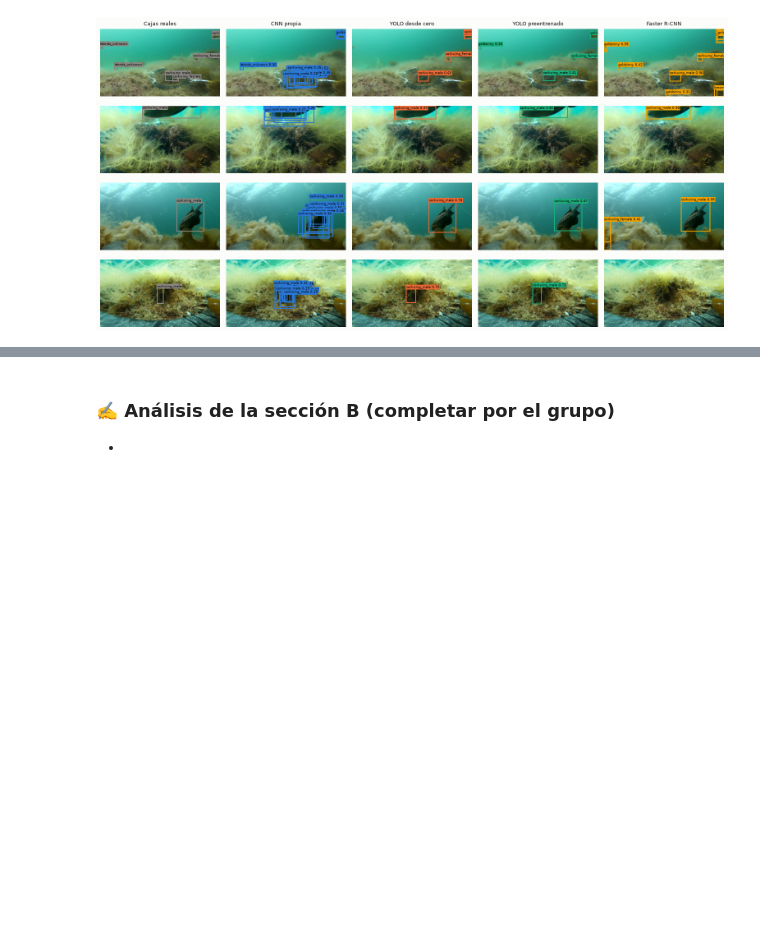
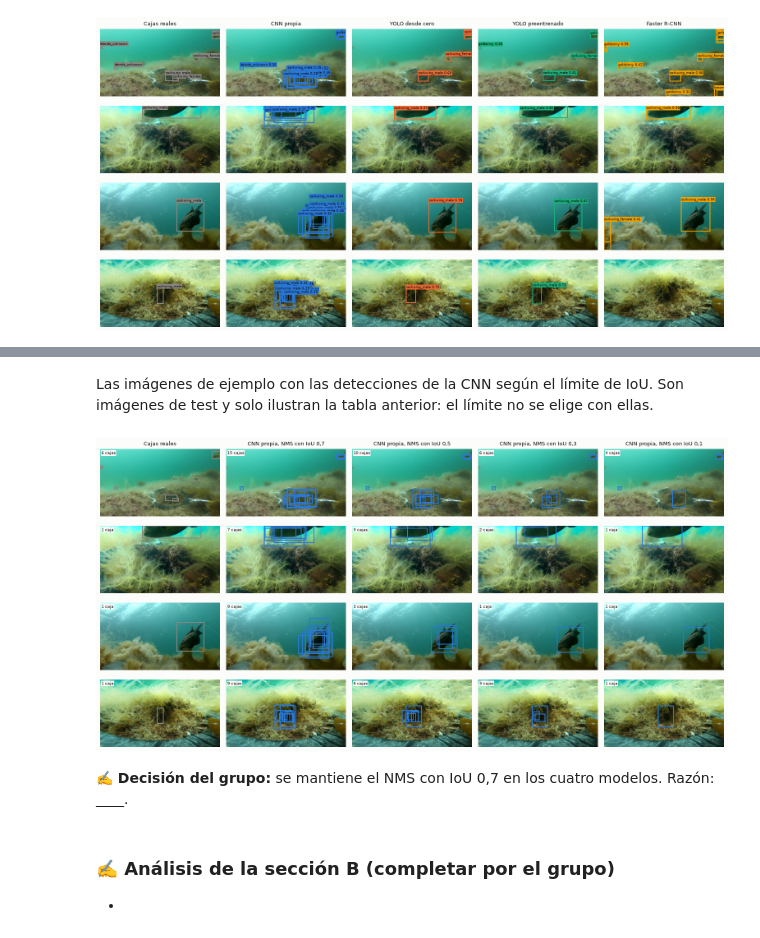
Before and after one commit to rslaterj/TareaDL2, a Jupyter notebook: 05_comparacion.ipynb, the cells around one changed output, grey strips where cells are left out. Drawn from its saved outputs; the diff is of its cells as text; code cells hidden in the pictures; blank space fills up the shorter version.

```diff
--- a/05_comparacion.ipynb
+++ b/05_comparacion.ipynb
@@ -47,6 +50,11 @@ UMBRAL_CONFIANZA = 0.25            # D8: umbral común que fijó el grupo con la
 CONFIANZA_MINIMA = 0.001           # confianza mínima de las detecciones que guarda cada modelo (protocolo común)
 N_EJEMPLOS = 4                     # imágenes de test que se dibujan con las detecciones de cada modelo
 SEMILLA = 42                       # para elegir esas imágenes
+IOU_NMS = 0.7                      # IoU del NMS del protocolo común, con el que cada modelo guardó sus detecciones
+IOUS_NMS_ESTRICTOS = [0.5, 0.3, 0.1]   # límites más estrictos que la sección B prueba solo para comparar
+IOU_SOLAPE = 0.3                   # desde este IoU, una caja cuenta como solapada con otra de su clase o como caja de un objeto
+IOU_SOBRE_OBJETO = 0.5             # desde este IoU con un objeto real, una caja está sobre él
+IOU_ROZA_OBJETO = 0.1              # desde este IoU con un objeto real, y bajo el anterior, una caja lo roza
 
 # Colores categóricos en orden fijo; cada modelo mantiene el suyo en todas las figuras
 AZUL, NARANJA, AQUA, AMARILLO, GRIS = "#2a78d6", "#eb6834", "#1baf7a", "#eda100", "#898781"
@@ -385,14 +486,15 @@ def grafico_compromiso(modelos, nombre):
 # %% [markdown]
 Dibujo de las cajas y figura de ejemplos, con las imágenes de `IDS_EJEMPLOS` para todos los modelos.
 # %%
-def dibujar_cajas(ax, imagen, cajas, color, titulo):
+def dibujar_cajas(ax, imagen, cajas, color, titulo, etiquetas=True):
     """Muestra una imagen con sus cajas (tabla con clase_id, x1, y1, x2, y2 y, si la hay, confianza)."""
     ax.imshow(imagen)
     for fila in cajas.itertuples():
         ax.add_patch(plt.Rectangle((fila.x1, fila.y1), fila.x2 - fila.x1, fila.y2 - fila.y1, fill=False, ec=color, lw=1.5))
-        texto = NOMBRES[fila.clase_id] + (f" {fila.confianza:.2f}" if hasattr(fila, "confianza") else "")
-        ax.text(fila.x1, fila.y1, texto, color=TINTA, fontsize=6, va="top" if fila.y1 < 0.05 * imagen.height else "bottom",
-                bbox=dict(fc=color, ec="none", pad=1), clip_on=True)
+        if etiquetas:
+            texto = NOMBRES[fila.clase_id] + (f" {fila.confianza:.2f}" if hasattr(fila, "confianza") else "")
+            ax.text(fila.x1, fila.y1, texto, color=TINTA, fontsize=6, va="top" if fila.y1 < 0.05 * imagen.height else "bottom",
+                    bbox=dict(fc=color, ec="none", pad=1), clip_on=True)
     ax.set_title(titulo, fontsize=9)
     ax.axis("off")
 
@@ -410,3 +514,24 @@ def grafico_ejemplos(modelos, nombre):
+# %%
+def dibujar_panel_nms(ax, imagen, cajas, color, titulo):
+    """Dibuja cajas sin etiquetas, para que se distingan cuando se solapan, e indica cuántas son."""
+    dibujar_cajas(ax, imagen, cajas, color, titulo, etiquetas=False)
+    ax.text(0.01, 0.97, f"{len(cajas)} caja{'s' if len(cajas) != 1 else ''}", transform=ax.transAxes, va="top", fontsize=7,
+            color=TINTA, bbox=dict(fc=FONDO, ec="none", pad=1))
+
+
+def grafico_limites_nms(modelo, nombre):
+    """Las imágenes de ejemplo con las cajas reales y las detecciones de un modelo con cada límite de IoU del NMS."""
+    limites = [IOU_NMS, *IOUS_NMS_ESTRICTOS]
+    fig, ejes = plt.subplots(len(IDS_EJEMPLOS), len(limites) + 1, figsize=(3.1 * (len(limites) + 1), 1.9 * len(IDS_EJEMPLOS) + 0.3), squeeze=False)
+    for n_fila, (fila, id_img) in enumerate(zip(ejes, IDS_EJEMPLOS)):
+        imagen = Image.open(DIR_DATASET / "images" / "test" / f"{id_img}.jpg").convert("RGB")
+        dibujar_panel_nms(fila[0], imagen, reales["test"].query("id == @id_img"), GRIS, "Cajas reales" if n_fila == 0 else "")
+        detecciones = datos[modelo]["test"].query("id == @id_img and confianza >= @UMBRAL_CONFIANZA")
+        for ax, limite in zip(fila[1:], limites):
+            cajas = detecciones if limite == IOU_NMS else aplicar_nms(detecciones, limite)
+            titulo = f"{MODELOS[modelo]}, NMS con IoU {limite}".replace(".", ",") if n_fila == 0 else ""
+            dibujar_panel_nms(ax, imagen, cajas, COLORES[modelo], titulo)
+    guardar(fig, nombre)
 # %% [markdown]
 ## A. Modelos desde cero: CNN propia y YOLO (ítem 1.4)
 
@@ -571,3 +735,11 @@ grafico_ejemplos(TODOS, "b_ejemplos.png")
+# %% [markdown]
+Las imágenes de ejemplo con las detecciones de la CNN según el límite de IoU. Son imágenes de test y solo ilustran la tabla anterior: el límite no se elige con ellas.
+# %%
+grafico_limites_nms("cnn_propia", "b_limites_nms_cnn.png")
+# %% [output]
+[figure, added]
+# %% [markdown]
+**✍️ Decisión del grupo:** se mantiene el NMS con IoU 0,7 en los cuatro modelos. Razón: ____.
 # %% [markdown]
 ### ✍️ Análisis de la sección B (completar por el grupo)
 
```
Also changed, not shown: parts of 10 cells of this notebook, 4 other files.
